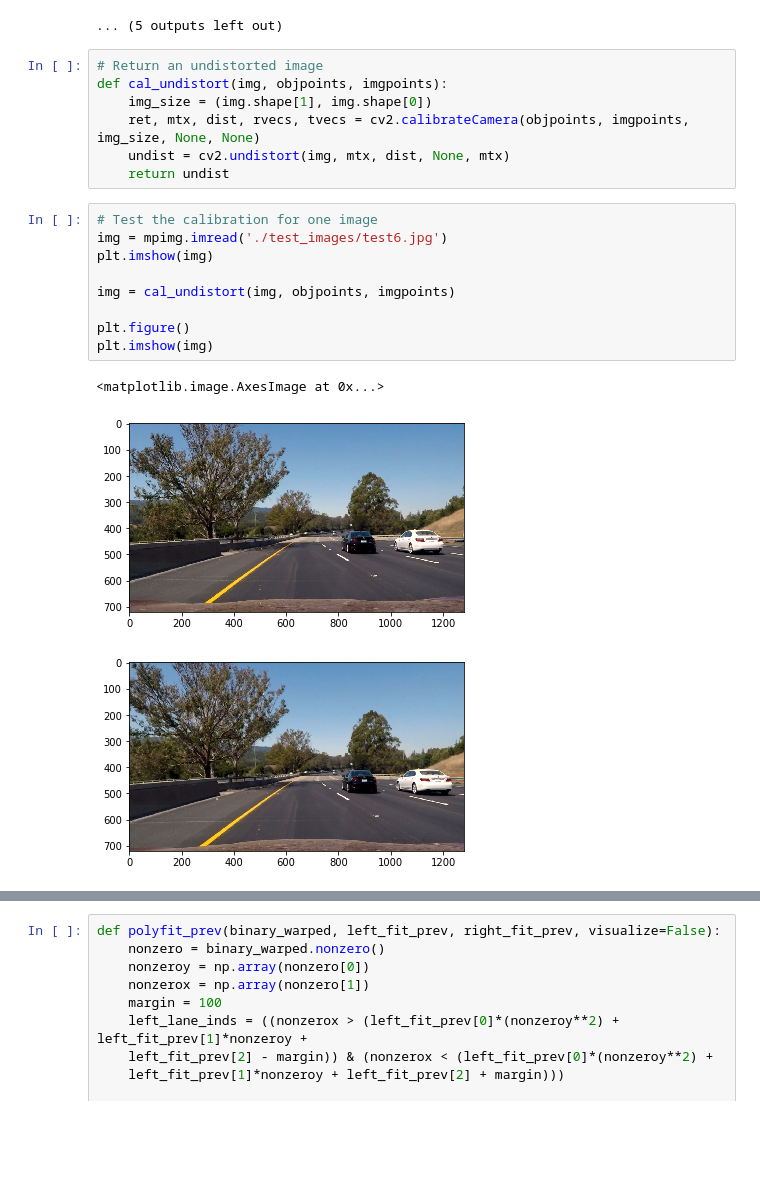
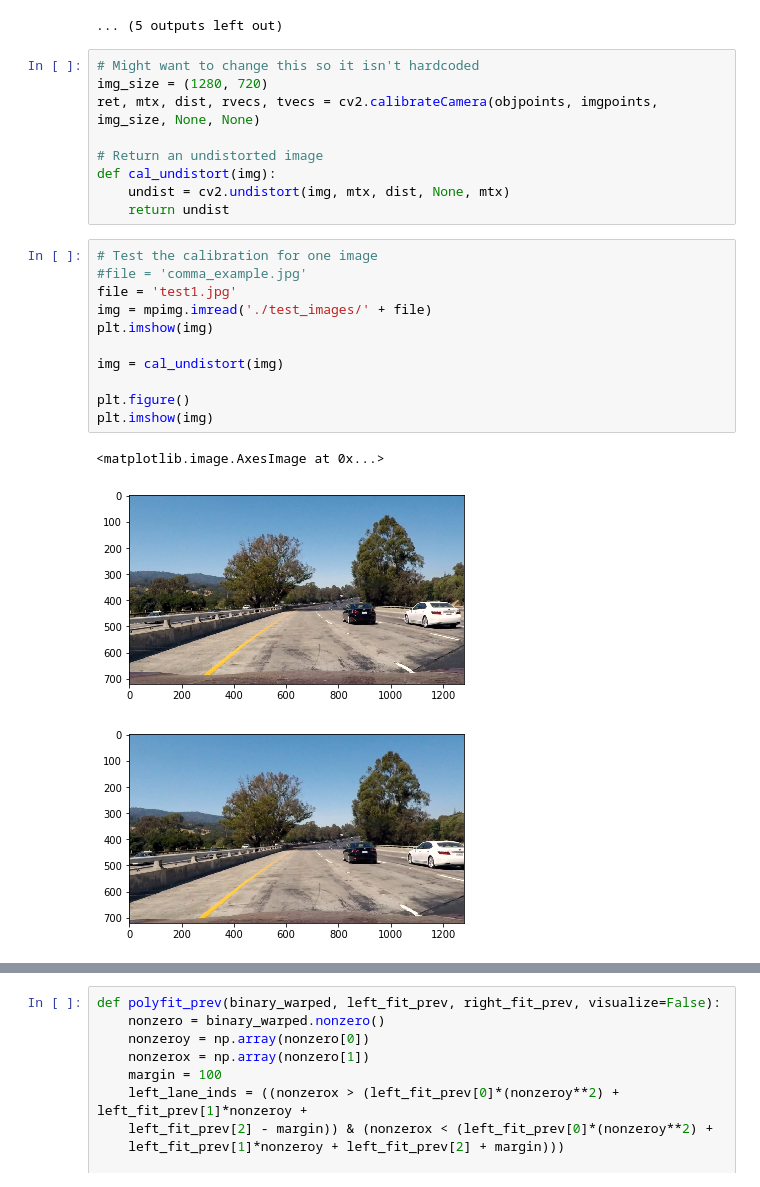
Before and after one commit to maxwang051/lane-lines, a Jupyter notebook: P3.ipynb, the cells around one changed output, grey strips where cells are left out. Cells and saved outputs as stored; diff of their text form; blank space fills up the shorter version.

```diff
--- a/P3.ipynb
+++ b/P3.ipynb
@@ -51,25 +53,29 @@ for fname in images:
 [figure]
 ... (5 outputs left out)
 # %%
+# Might want to change this so it isn't hardcoded
+img_size = (1280, 720)
+ret, mtx, dist, rvecs, tvecs = cv2.calibrateCamera(objpoints, imgpoints, img_size, None, None)
+
 # Return an undistorted image
-def cal_undistort(img, objpoints, imgpoints):
-    img_size = (img.shape[1], img.shape[0])
-    ret, mtx, dist, rvecs, tvecs = cv2.calibrateCamera(objpoints, imgpoints, img_size, None, None)
+def cal_undistort(img):
     undist = cv2.undistort(img, mtx, dist, None, mtx)
     return undist
 # %%
 # Test the calibration for one image
-img = mpimg.imread('./test_images/test6.jpg')
+#file = 'comma_example.jpg'
+file = 'test1.jpg'
+img = mpimg.imread('./test_images/' + file)
 plt.imshow(img)
 
-img = cal_undistort(img, objpoints, imgpoints)
+img = cal_undistort(img)
 
 plt.figure()
 plt.imshow(img)
 # %% [output]
 <matplotlib.image.AxesImage at 0x...>
-[figure, old version]
+[figure, new version]
-[figure, old version]
+[figure, new version]
 # %%
 def corners_unwarp(img):
     img_size = (img.shape[1], img.shape[0])
```
Also changed, not shown: parts of 15 cells of this notebook, 5 other files.
